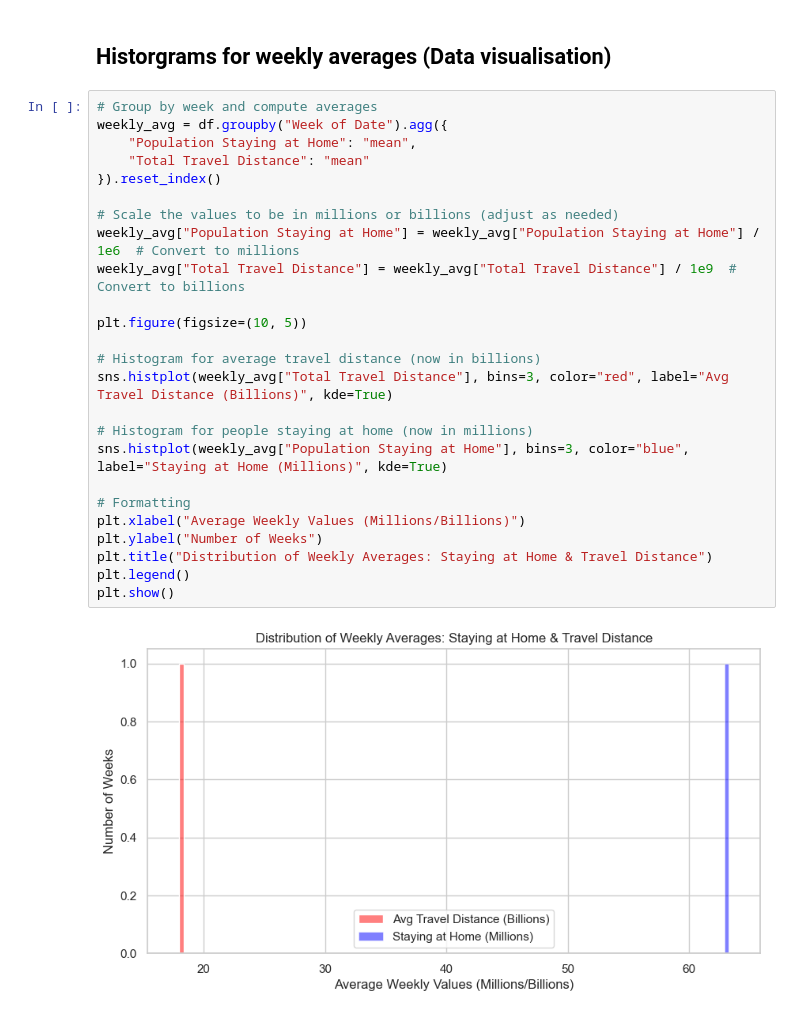
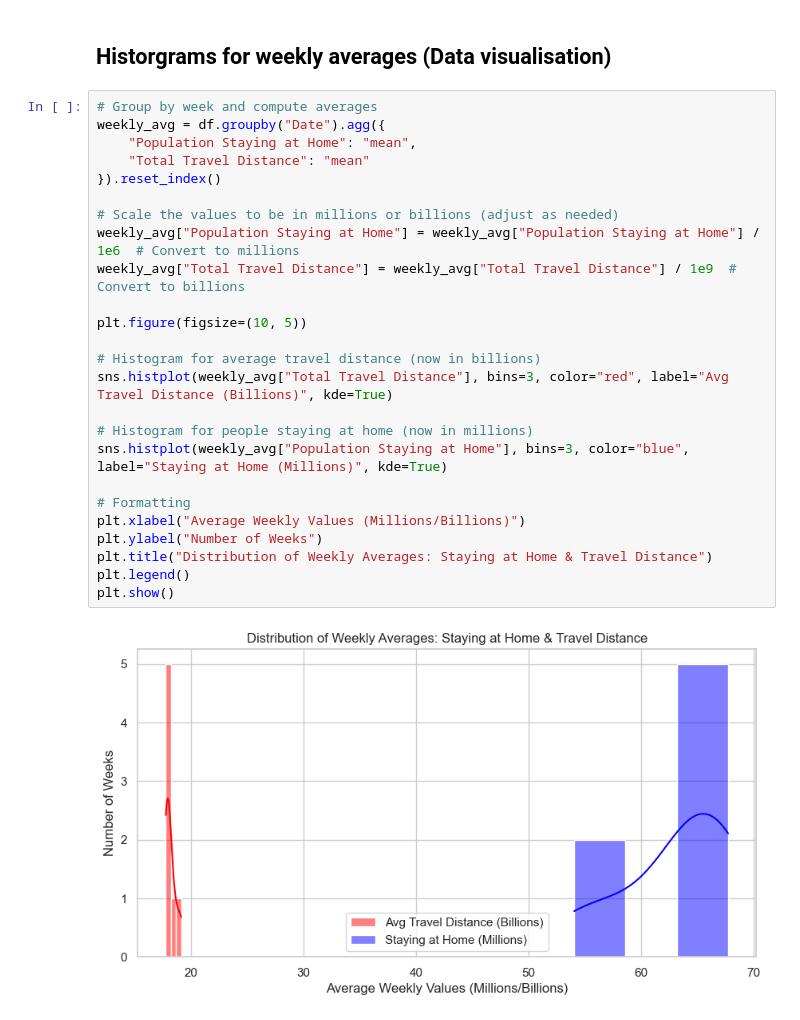
Before and after one commit to SAK-Dev21/Data-Science-Coursework, a Jupyter notebook: testing files/full-data-analysis-dataset.ipynb, the cells around one changed output. Cells and saved outputs as stored; diff of their text form.

```diff
--- a/testing files/full-data-analysis-dataset.ipynb
+++ b/testing files/full-data-analysis-dataset.ipynb
@@ -124,28 +124,28 @@ sns.lineplot(data=df, x="Date", y="Trips", label="Total Trips", marker="o")
 ## Historgrams for weekly averages (Data visualisation)
 # %%
 # Group by week and compute averages
-weekly_avg = df.groupby("Week of Date").agg({
+weekly_avg = df.groupby("Date").agg({
     "Population Staying at Home": "mean",
     "Total Travel Distance": "mean"
 }).reset_index()
 
 # Scale the values to be in millions or billions (adjust as needed)
 weekly_avg["Population Staying at Home"] = weekly_avg["Population Staying at Home"] / 1e6  # Convert to millions
 weekly_avg["Total Travel Distance"] = weekly_avg["Total Travel Distance"] / 1e9  # Convert to billions
 
 plt.figure(figsize=(10, 5))
 
 # Histogram for average travel distance (now in billions)
 sns.histplot(weekly_avg["Total Travel Distance"], bins=3, color="red", label="Avg Travel Distance (Billions)", kde=True)
 
 # Histogram for people staying at home (now in millions)
 sns.histplot(weekly_avg["Population Staying at Home"], bins=3, color="blue", label="Staying at Home (Millions)", kde=True)
 
 # Formatting
 plt.xlabel("Average Weekly Values (Millions/Billions)")
 plt.ylabel("Number of Weeks")
 plt.title("Distribution of Weekly Averages: Staying at Home & Travel Distance")
 plt.legend()
 plt.show()
 # %% [output]
-[figure, old version]
+[figure, new version]
```
Also changed, not shown: parts of 2 cells of this notebook, 4 other files.
